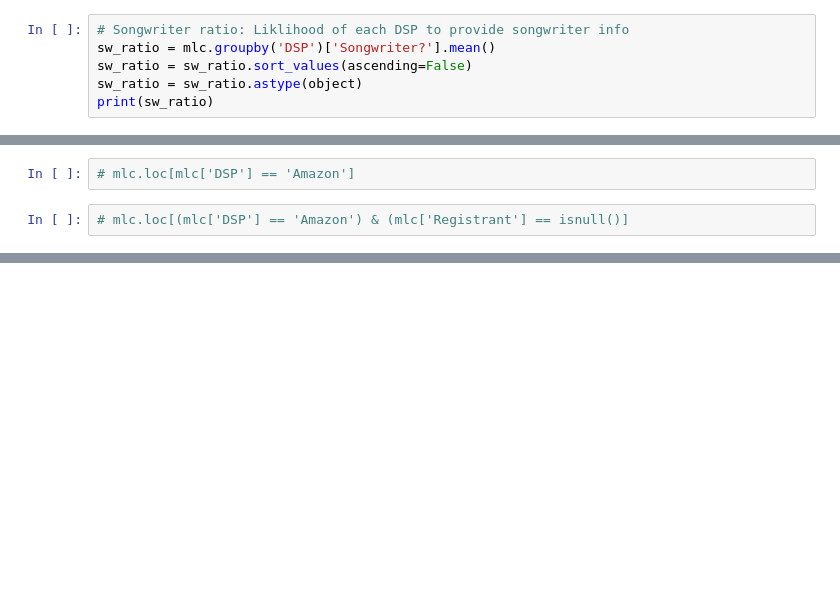
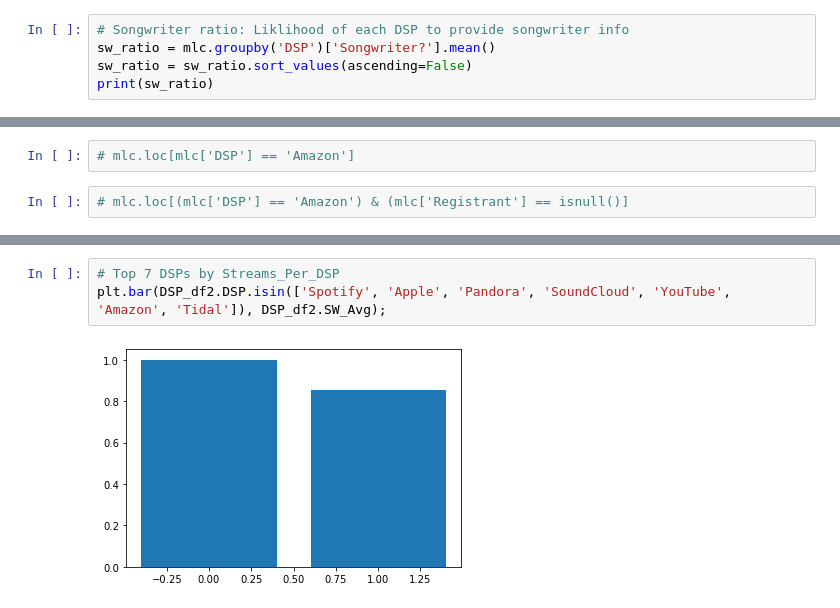
Before and after one commit to NSS-Data-Analytics-Cohort-6/mlc-project-nan-nagini, a Jupyter notebook: Notebooks/mlc_python_proj.ipynb, the cells around one changed output, grey strips where cells are left out. Saved outputs shown, nothing was run; the diff lists cells and outputs as text; blank space fills up the shorter version.

Commit message:
More progress on graphs

```diff
--- a/Notebooks/mlc_python_proj.ipynb
+++ b/Notebooks/mlc_python_proj.ipynb
@@ -35,7 +46,6 @@ mlc[["Streams"]] = mlc[["Streams"]].apply(pd.to_numeric)
 # Songwriter ratio: Liklihood of each DSP to provide songwriter info
 sw_ratio = mlc.groupby('DSP')['Songwriter?'].mean()
 sw_ratio = sw_ratio.sort_values(ascending=False)
-sw_ratio = sw_ratio.astype(object)
 print(sw_ratio)
 # %% [output]
 DSP
@@ -242,0 +253,5 @@ print(DSP_df2)
+# %%
+# Top 7 DSPs by Streams_Per_DSP
+plt.bar(DSP_df2.DSP.isin(['Spotify', 'Apple', 'Pandora', 'SoundCloud', 'YouTube', 'Amazon', 'Tidal']), DSP_df2.SW_Avg);
+# %% [output]
+[figure, added]
```
Also changed, not shown: parts of 27 cells of this notebook.
